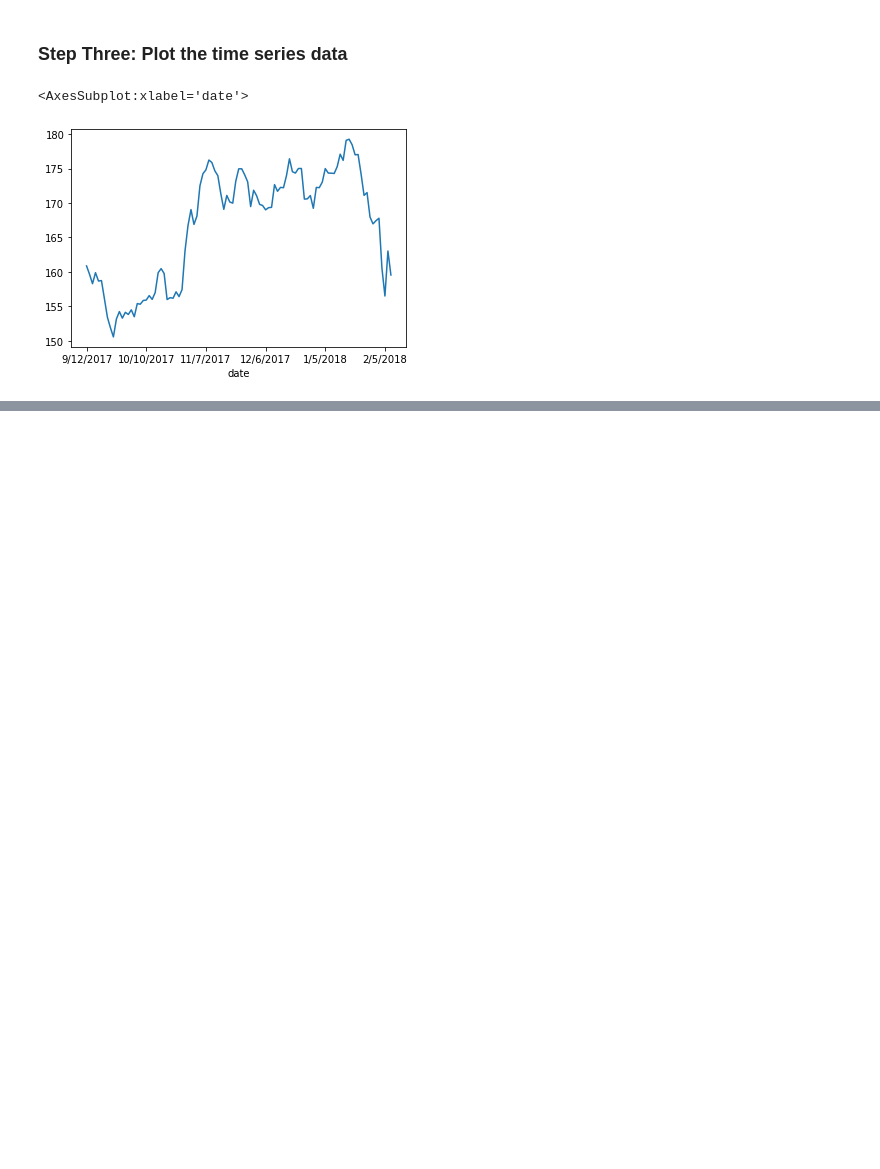
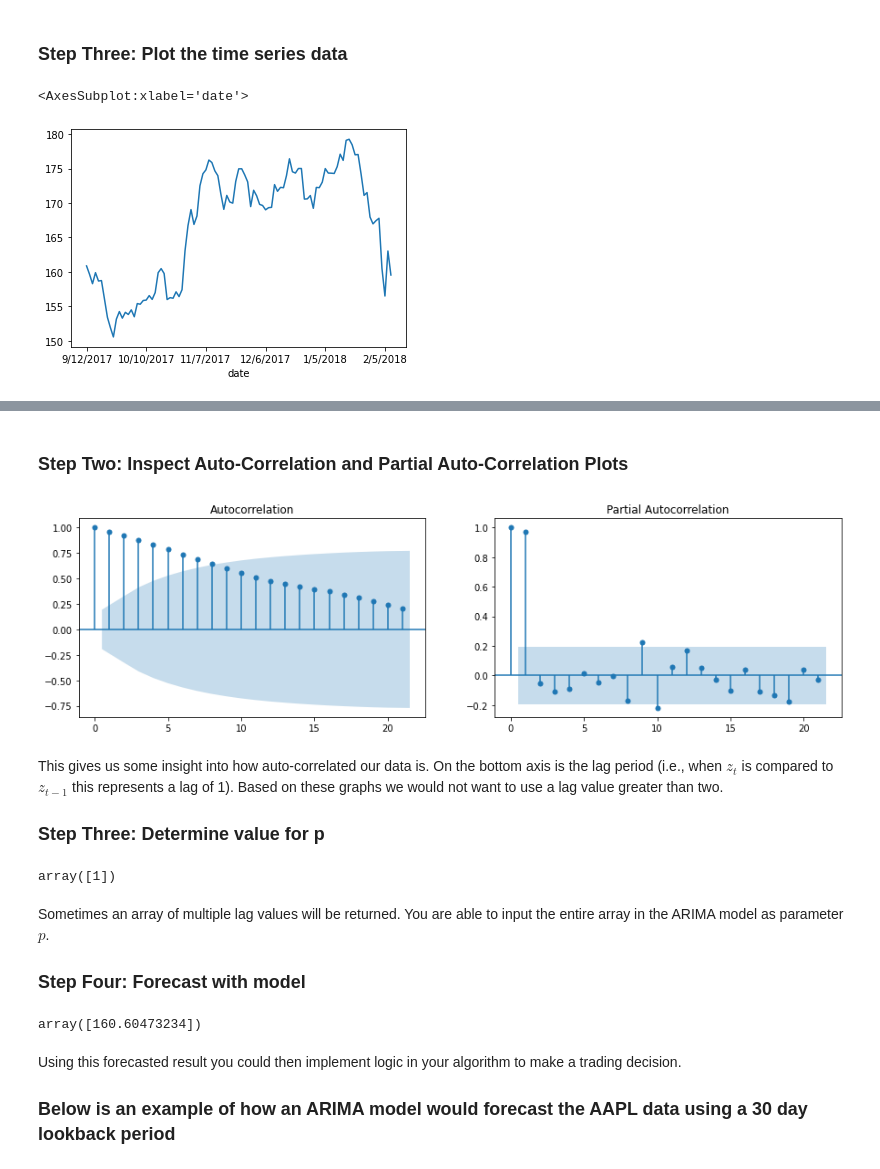
Before and after one commit to trombonee/QUANTTEducation, a Jupyter notebook: Tutorials/TimeSeriesLecture/TimeSeriesNotebook.ipynb, the cells around one changed output, grey strips where cells are left out. Saved outputs shown, nothing was run; the diff lists cells and outputs as text; code cells hidden in the pictures; blank space fills up the shorter version.

```diff
--- a/Tutorials/TimeSeriesLecture/TimeSeriesNotebook.ipynb
+++ b/Tutorials/TimeSeriesLecture/TimeSeriesNotebook.ipynb
@@ -60,0 +257,31 @@ Hint: Remember we are looking for finite mean and finite variance
+# %% [markdown]
+### Step Two: Inspect Auto-Correlation and Partial Auto-Correlation Plots
+# %%
+fig, axes = plt.subplots(1,2, figsize=(15,4))
+
+fig = plot_acf(closing_prices.values, ax=axes[0])
+fig = plot_pacf(closing_prices.values, ax=axes[1])
+# %% [output]
+[figure, added]
+# %% [markdown]
+This gives us some insight into how auto-correlated our data is. On the bottom axis is the lag period (i.e., when $z_t$ is compared to $z_{t-1}$ this represents a lag of 1). Based on these graphs we would not want to use a lag value greater than two.
+
+### Step Three: Determine value for p
+# %%
+p_val = ar_select_order(closing_prices.values, maxlag=6, old_names=False)
+p_val.ar_lags
+# %% [output]
+array([1])
+# %% [markdown]
+Sometimes an array of multiple lag values will be returned. You are able to input the entire array in the ARIMA model as parameter $p$.
+### Step Four: Forecast with model
+# %%
+model = ARIMA(closing_prices.values, order=(1,2,0))
+result = model.fit()
+result.forecast()
+# %% [output]
+array([160.60473234])
+# %% [markdown]
+Using this forecasted result you could then implement logic in your algorithm to make a trading decision.
+
+### Below is an example of how an ARIMA model would forecast the AAPL data using a 30 day lookback period
```
Also changed, not shown: parts of 32 cells of this notebook.
